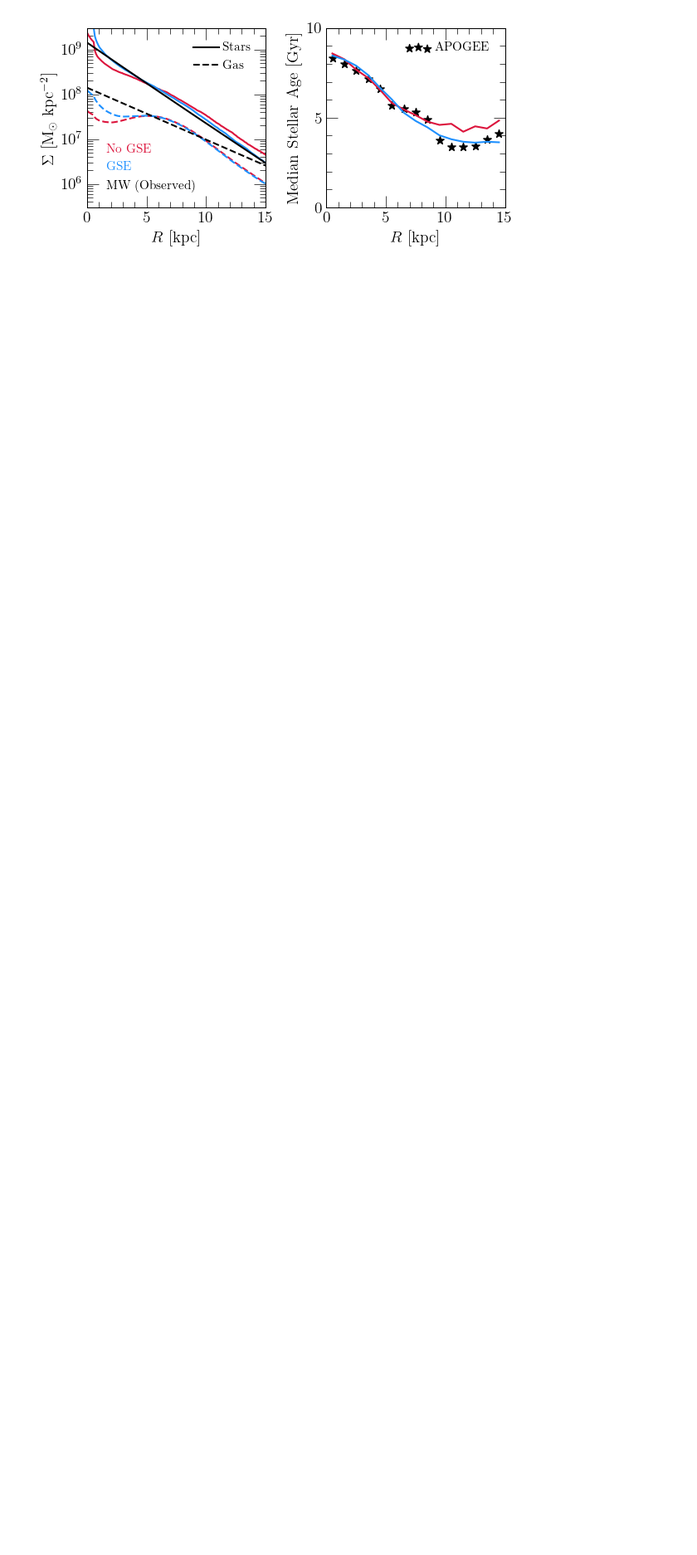
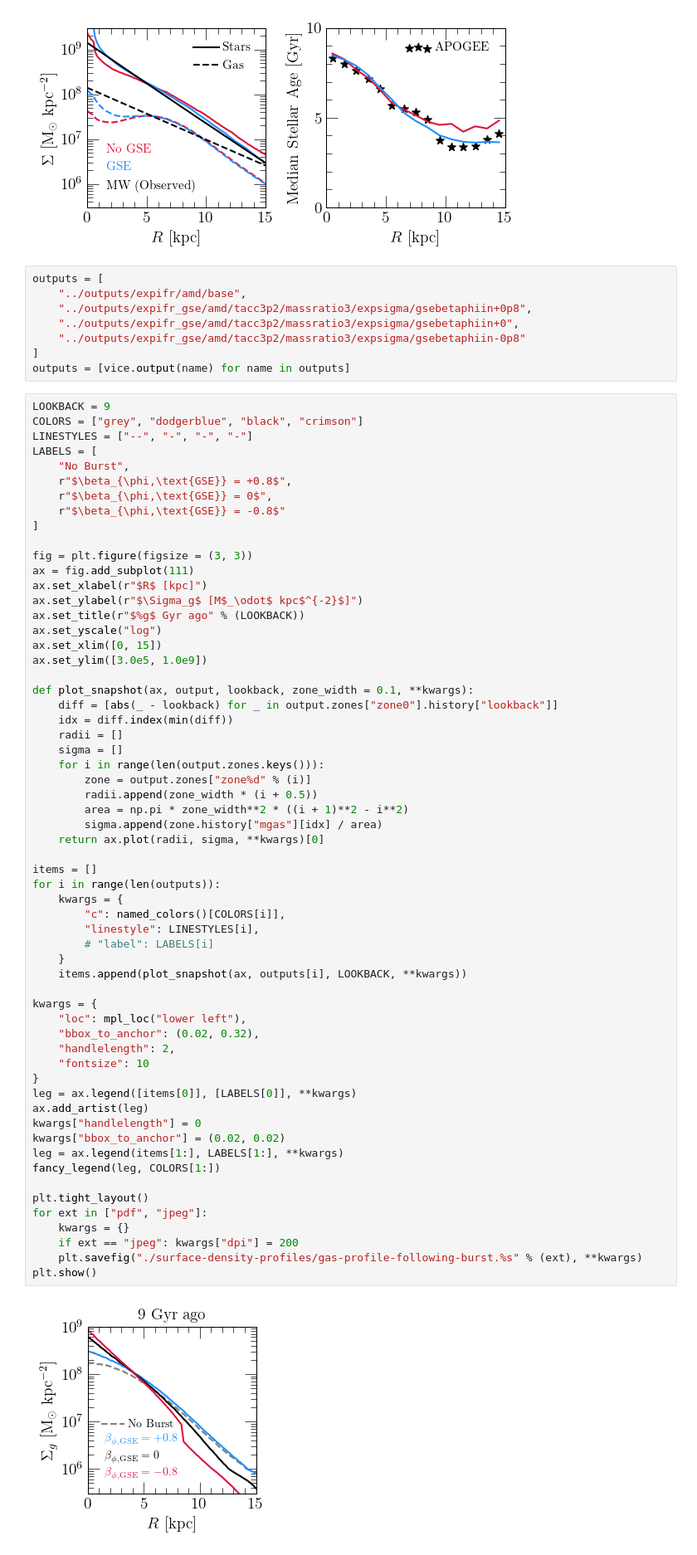
Before and after one commit to giganano/merger-flows, a Jupyter notebook: notebooks/surface-density-profiles.ipynb, the cells around one changed output. Shown at 83% size. Drawn from its saved outputs; the diff is of its cells as text; blank space fills up the shorter version.

```diff
--- a/notebooks/surface-density-profiles.ipynb
+++ b/notebooks/surface-density-profiles.ipynb
@@ -145,3 +145,73 @@ for ext in ["pdf", "jpeg"]:
 plt.show()
 # %% [output]
 [figure]
+# %%
+outputs = [
+    "../outputs/expifr/amd/base",
+    "../outputs/expifr_gse/amd/tacc3p2/massratio3/expsigma/gsebetaphiin+0p8",
+    "../outputs/expifr_gse/amd/tacc3p2/massratio3/expsigma/gsebetaphiin+0",
+    "../outputs/expifr_gse/amd/tacc3p2/massratio3/expsigma/gsebetaphiin-0p8"
+]
+outputs = [vice.output(name) for name in outputs]
+# %%
+LOOKBACK = 9
+COLORS = ["grey", "dodgerblue", "black", "crimson"]
+LINESTYLES = ["--", "-", "-", "-"]
+LABELS = [
+    "No Burst",
+    r"$\beta_{\phi,\text{GSE}} = +0.8$",
+    r"$\beta_{\phi,\text{GSE}} = 0$",
+    r"$\beta_{\phi,\text{GSE}} = -0.8$"
+]
+
+fig = plt.figure(figsize = (3, 3))
+ax = fig.add_subplot(111)
+ax.set_xlabel(r"$R$ [kpc]")
+ax.set_ylabel(r"$\Sigma_g$ [M$_\odot$ kpc$^{-2}$]")
+ax.set_title(r"$%g$ Gyr ago" % (LOOKBACK))
+ax.set_yscale("log")
+ax.set_xlim([0, 15])
+ax.set_ylim([3.0e5, 1.0e9])
+
+def plot_snapshot(ax, output, lookback, zone_width = 0.1, **kwargs):
+    diff = [abs(_ - lookback) for _ in output.zones["zone0"].history["lookback"]]
+    idx = diff.index(min(diff))
+    radii = []
+    sigma = []
+    for i in range(len(output.zones.keys())):
+        zone = output.zones["zone%d" % (i)]
+        radii.append(zone_width * (i + 0.5))
+        area = np.pi * zone_width**2 * ((i + 1)**2 - i**2)
+        sigma.append(zone.history["mgas"][idx] / area)
+    return ax.plot(radii, sigma, **kwargs)[0]
+
+items = []
+for i in range(len(outputs)):
+    kwargs = {
+        "c": named_colors()[COLORS[i]],
+        "linestyle": LINESTYLES[i],
+        # "label": LABELS[i]
+    }
+    items.append(plot_snapshot(ax, outputs[i], LOOKBACK, **kwargs))
+
+kwargs = {
+    "loc": mpl_loc("lower left"),
+    "bbox_to_anchor": (0.02, 0.32),
+    "handlelength": 2,
+    "fontsize": 10
+}
+leg = ax.legend([items[0]], [LABELS[0]], **kwargs)
+ax.add_artist(leg)
+kwargs["handlelength"] = 0
+kwargs["bbox_to_anchor"] = (0.02, 0.02)
+leg = ax.legend(items[1:], LABELS[1:], **kwargs)
+fancy_legend(leg, COLORS[1:])
+
+plt.tight_layout()
+for ext in ["pdf", "jpeg"]:
+    kwargs = {}
+    if ext == "jpeg": kwargs["dpi"] = 200
+    plt.savefig("./surface-density-profiles/gas-profile-following-burst.%s" % (ext), **kwargs)
+plt.show()
+# %% [output]
+[figure, added]
```
Also changed, not shown: 13 other files.
